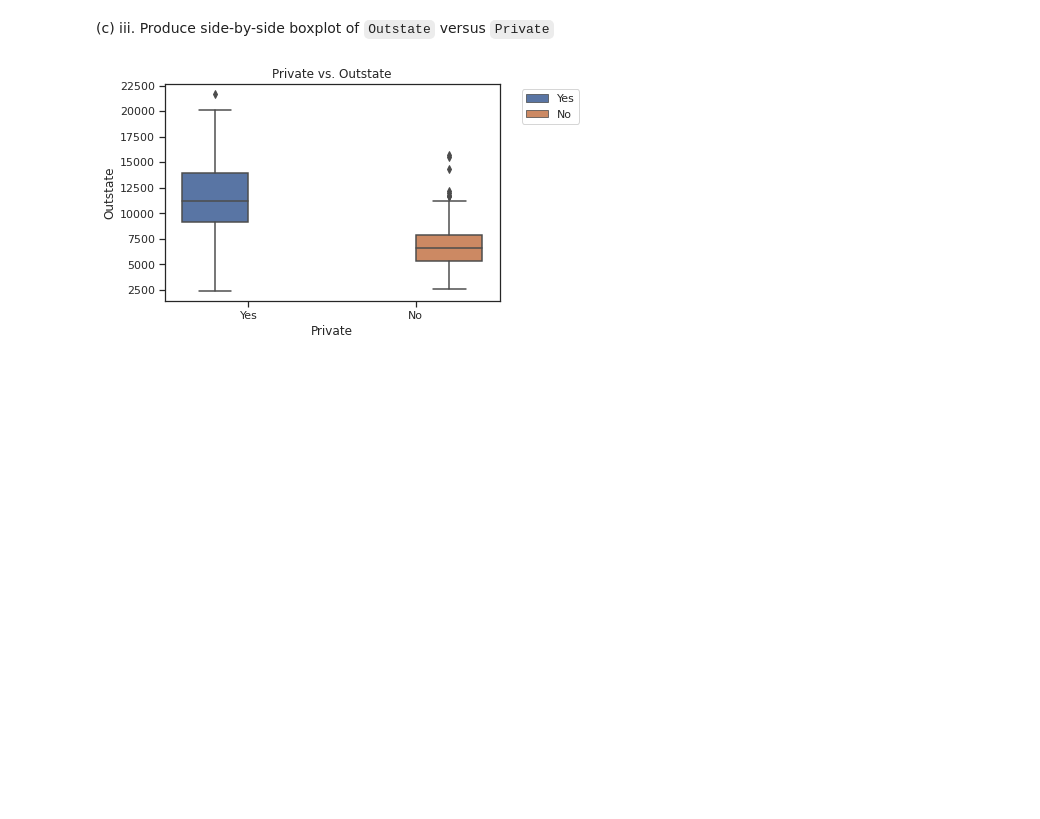
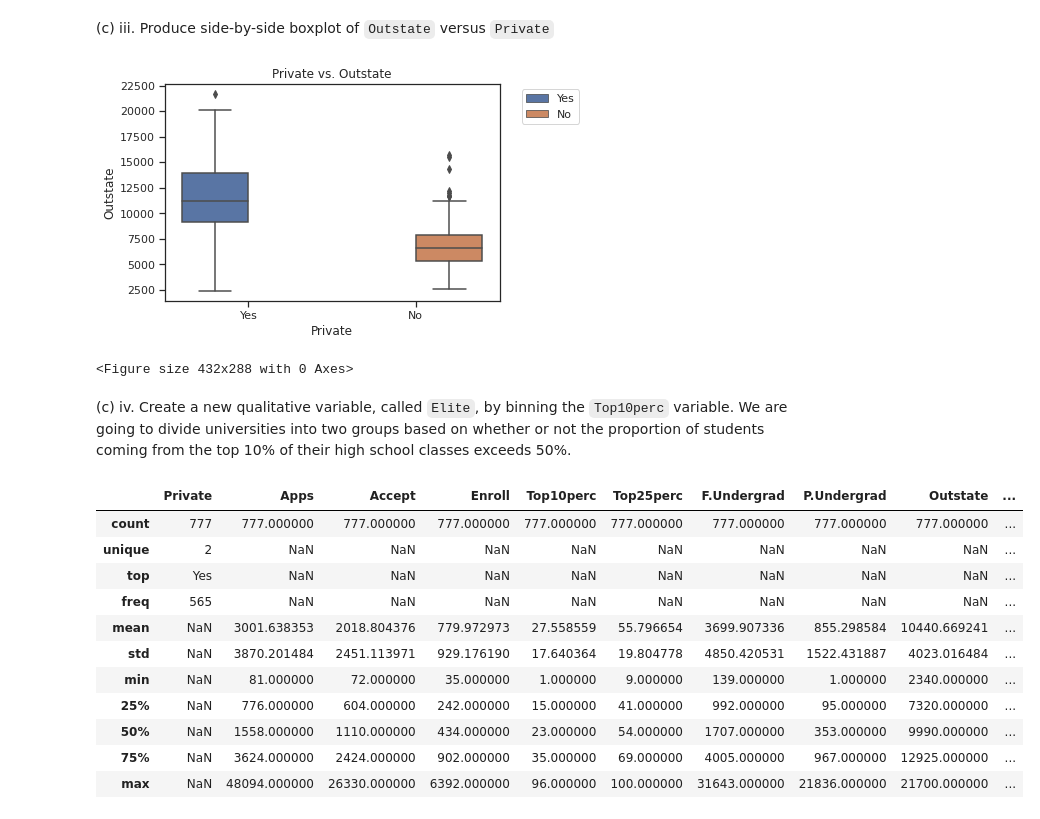
Before and after one commit to ferygood/ISLRv2_python, a Jupyter notebook: notebook/_build/jupyter_execute/content/ch2/exercise.ipynb, the cells around one changed output. Cells and saved outputs as stored; diff of their text form; code cells hidden in the pictures; blank space fills up the shorter version.

```diff
--- a/notebook/_build/jupyter_execute/content/ch2/exercise.ipynb
+++ b/notebook/_build/jupyter_execute/content/ch2/exercise.ipynb
@@ -66,5 +67,29 @@ sns.pairplot(college.iloc[:, 0:10])
 ax = sns.boxplot(x='Private', y='Outstate', hue="Private", data=college).set(title="Private vs. Outstate")
 plt.legend(bbox_to_anchor=(1.05, 1), loc=2)
 plt.show()
+plt.clf()
 # %% [output]
 [figure]
+<Figure size 432x288 with 0 Axes>
+# %% [markdown]
+(c) iv. Create a new qualitative variable, called `Elite`, by binning the `Top10perc` variable. We are going to divide universities into two groups based on whether or not the proportion of students coming from the top 10% of their high school classes exceeds 50%.
+# %%
+# 1 create a Elite list and set it as no first
+college['Elite'] = 'no'
+
+# 2 if Top10perc is larger than 50, change Elite to yes
+college.loc[college['Top10perc'] > 50, 'Elite'] = 'yes'
+college.describe(include='all')
+# %% [output]
+|  | Private | Apps | Accept | Enroll | Top10perc | Top25perc | F.Undergrad | P.Undergrad | Outstate | ... |
+| count | 777 | 777.000000 | 777.000000 | 777.000000 | 777.000000 | 777.000000 | 777.000000 | 777.000000 | 777.000000 | ... |
+| unique | 2 | NaN | NaN | NaN | NaN | NaN | NaN | NaN | NaN | ... |
+| top | Yes | NaN | NaN | NaN | NaN | NaN | NaN | NaN | NaN | ... |
+| freq | 565 | NaN | NaN | NaN | NaN | NaN | NaN | NaN | NaN | ... |
+| mean | NaN | 3001.638353 | 2018.804376 | 779.972973 | 27.558559 | 55.796654 | 3699.907336 | 855.298584 | 10440.669241 | ... |
+| std | NaN | 3870.201484 | 2451.113971 | 929.176190 | 17.640364 | 19.804778 | 4850.420531 | 1522.431887 | 4023.016484 | ... |
+| min | NaN | 81.000000 | 72.000000 | 35.000000 | 1.000000 | 9.000000 | 139.000000 | 1.000000 | 2340.000000 | ... |
+| 25% | NaN | 776.000000 | 604.000000 | 242.000000 | 15.000000 | 41.000000 | 992.000000 | 95.000000 | 7320.000000 | ... |
+| 50% | NaN | 1558.000000 | 1110.000000 | 434.000000 | 23.000000 | 54.000000 | 1707.000000 | 353.000000 | 9990.000000 | ... |
+| 75% | NaN | 3624.000000 | 2424.000000 | 902.000000 | 35.000000 | 69.000000 | 4005.000000 | 967.000000 | 12925.000000 | ... |
+| max | NaN | 48094.000000 | 26330.000000 | 6392.000000 | 96.000000 | 100.000000 | 31643.000000 | 21836.000000 | 21700.000000 | ... |
```
Also changed, not shown: parts of 13 cells of this notebook, 12 other files.
